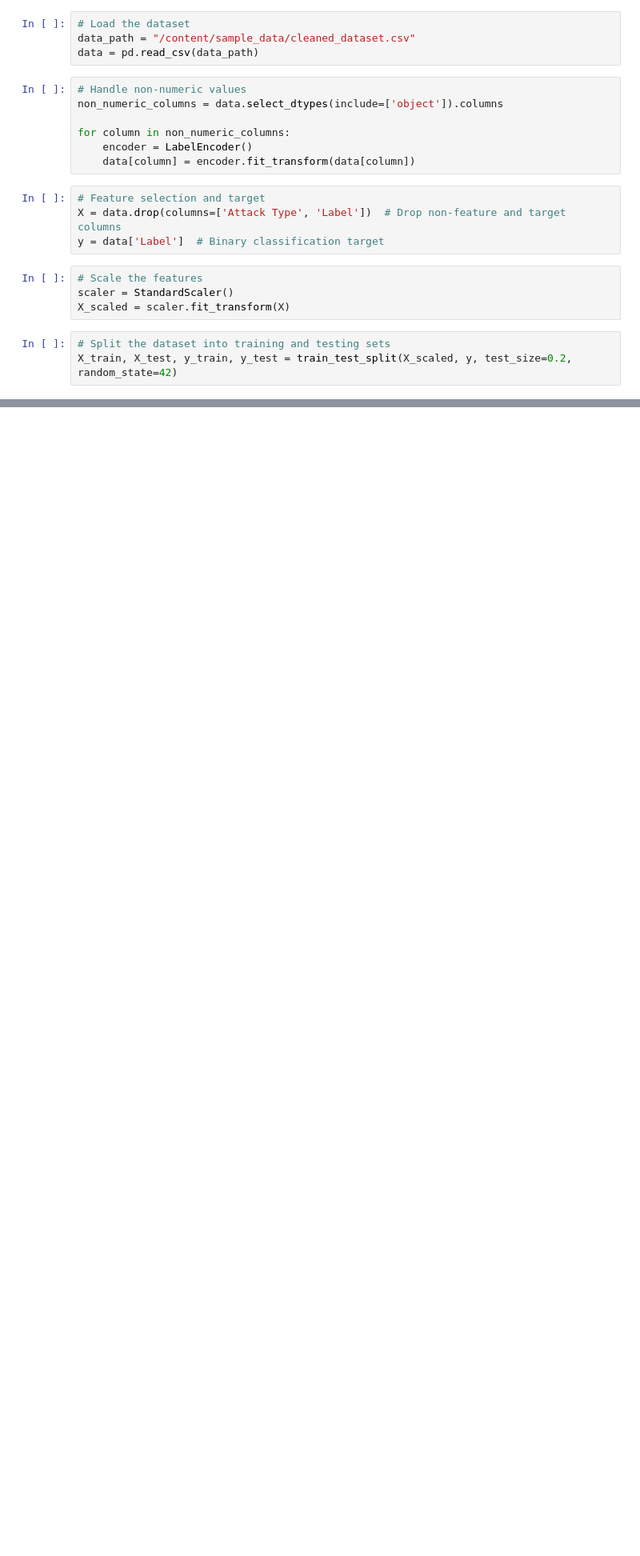
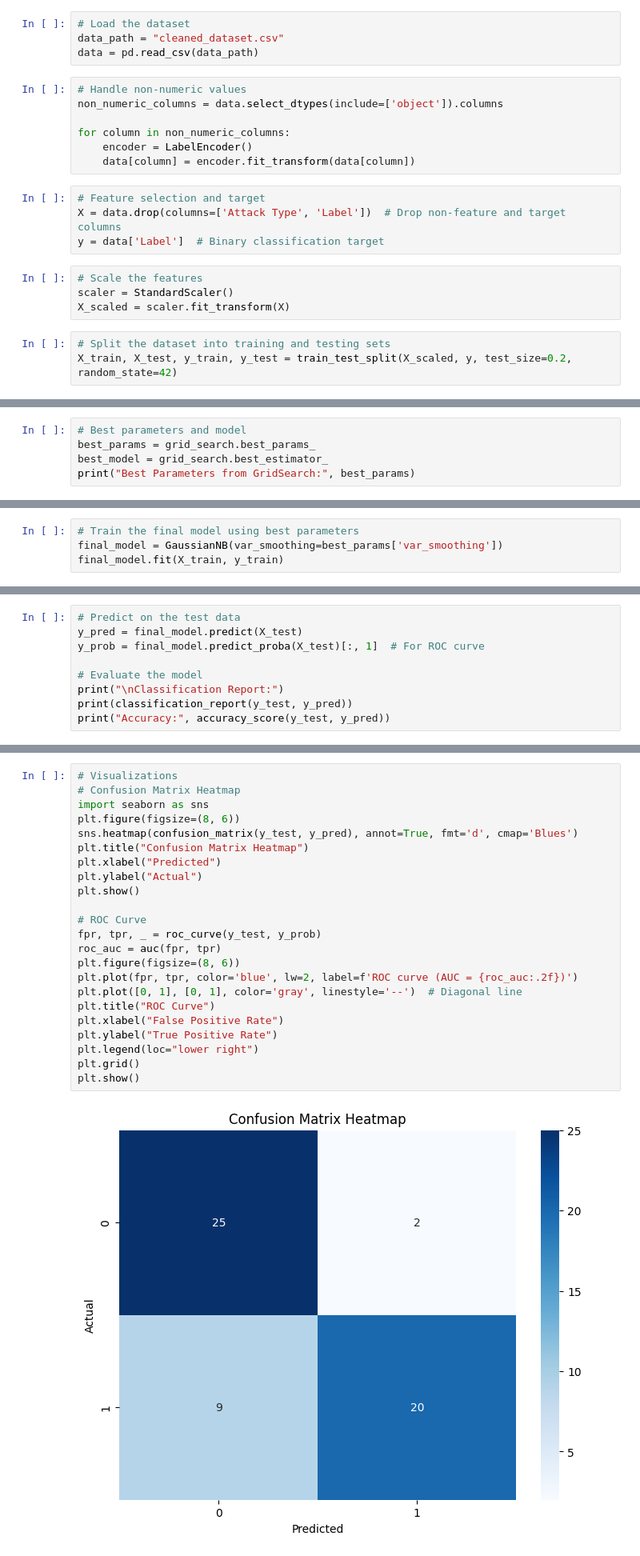
Before and after one commit to jathusharini/intrusion-detection-fewshot-vs-traditional, a Jupyter notebook: traditional_method.ipynb, the cells around one changed output, grey strips where cells are left out. Shown at 80% size. Saved outputs shown, nothing was run; the diff lists cells and outputs as text; blank space fills up the shorter version.

```diff
--- a/traditional_method.ipynb
+++ b/traditional_method.ipynb
@@ -10,7 +10,7 @@ from sklearn.naive_bayes import GaussianNB
 from sklearn.metrics import classification_report, confusion_matrix, accuracy_score, roc_curve, auc
 # %%
 # Load the dataset
-data_path = "/content/sample_data/cleaned_dataset.csv"
+data_path = "cleaned_dataset.csv"
 data = pd.read_csv(data_path)
 # %%
 # Handle non-numeric values
@@ -32,0 +42,5 @@ X_train, X_test, y_train, y_test = train_test_split(X_scaled, y, test_size=0.2,
+# %%
+# Best parameters and model
+best_params = grid_search.best_params_
+best_model = grid_search.best_estimator_
+print("Best Parameters from GridSearch:", best_params)
@@ -32,0 +49,4 @@ X_train, X_test, y_train, y_test = train_test_split(X_scaled, y, test_size=0.2,
+# %%
+# Train the final model using best parameters
+final_model = GaussianNB(var_smoothing=best_params['var_smoothing'])
+final_model.fit(X_train, y_train)
@@ -32,0 +55,9 @@ X_train, X_test, y_train, y_test = train_test_split(X_scaled, y, test_size=0.2,
+# %%
+# Predict on the test data
+y_pred = final_model.predict(X_test)
+y_prob = final_model.predict_proba(X_test)[:, 1]  # For ROC curve
+
+# Evaluate the model
+print("\nClassification Report:")
+print(classification_report(y_test, y_pred))
+print("Accuracy:", accuracy_score(y_test, y_pred))
@@ -32,0 +76,25 @@ X_train, X_test, y_train, y_test = train_test_split(X_scaled, y, test_size=0.2,
+# %%
+# Visualizations
+# Confusion Matrix Heatmap
+import seaborn as sns
+plt.figure(figsize=(8, 6))
+sns.heatmap(confusion_matrix(y_test, y_pred), annot=True, fmt='d', cmap='Blues')
+plt.title("Confusion Matrix Heatmap")
+plt.xlabel("Predicted")
+plt.ylabel("Actual")
+plt.show()
+
+# ROC Curve
+fpr, tpr, _ = roc_curve(y_test, y_prob)
+roc_auc = auc(fpr, tpr)
+plt.figure(figsize=(8, 6))
+plt.plot(fpr, tpr, color='blue', lw=2, label=f'ROC curve (AUC = {roc_auc:.2f})')
+plt.plot([0, 1], [0, 1], color='gray', linestyle='--')  # Diagonal line
+plt.title("ROC Curve")
+plt.xlabel("False Positive Rate")
+plt.ylabel("True Positive Rate")
+plt.legend(loc="lower right")
+plt.grid()
+plt.show()
+# %% [output]
+[figure, added]
```
Also changed, not shown: parts of 5 cells of this notebook.
